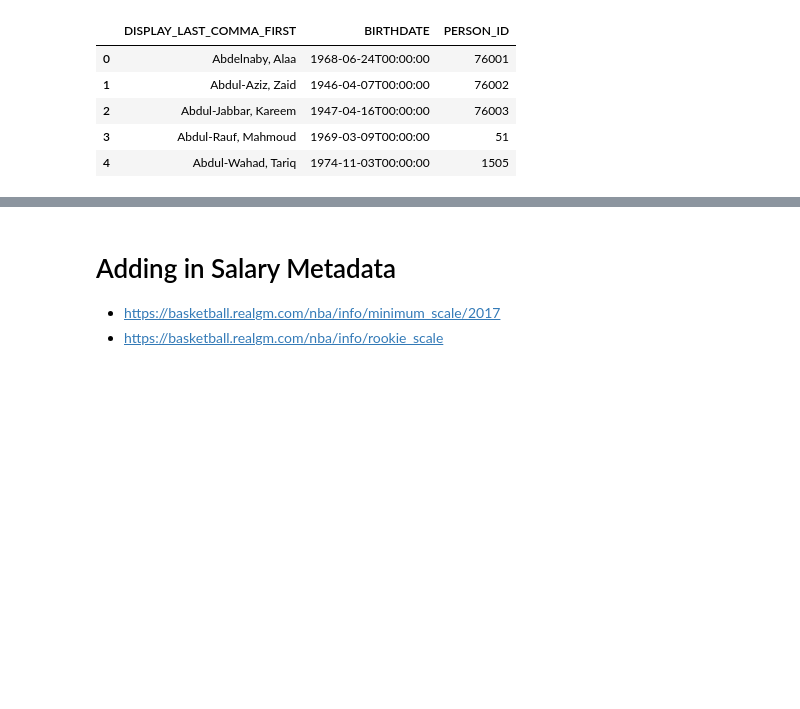
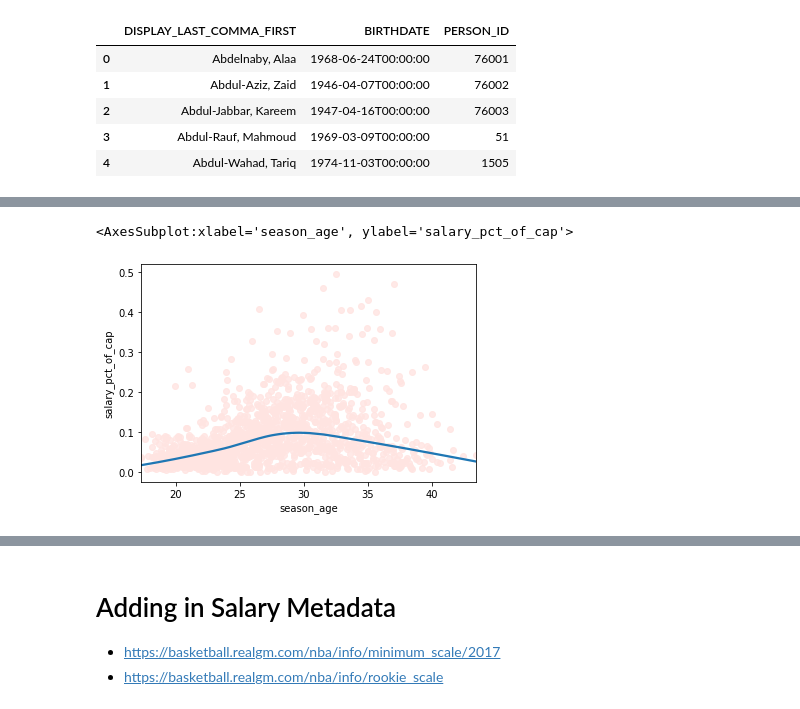
Before and after one commit to wfordh/nba_salaries_work, a Jupyter notebook: salary_analysis_plots.ipynb, the cells around one changed output, grey strips where cells are left out. Cells and saved outputs as stored; diff of their text form; code cells hidden in the pictures; blank space fills up the shorter version.

```diff
--- a/salary_analysis_plots.ipynb
+++ b/salary_analysis_plots.ipynb
@@ -383,0 +393,11 @@ Name: salary_pct_of_cap, Length: 4656, dtype: float64
+# %%
+sns.regplot(
+    data = salary_age_data.loc[salary_age_data.three_positions=="Center"],
+    x="season_age",
+    y="salary_pct_of_cap",
+    lowess=True,
+    scatter_kws={"color":"mistyrose"}
+)
+# %% [output]
+<AxesSubplot:xlabel='season_age', ylabel='salary_pct_of_cap'>
+[figure, added]
```
Also changed, not shown: parts of 38 cells of this notebook.
